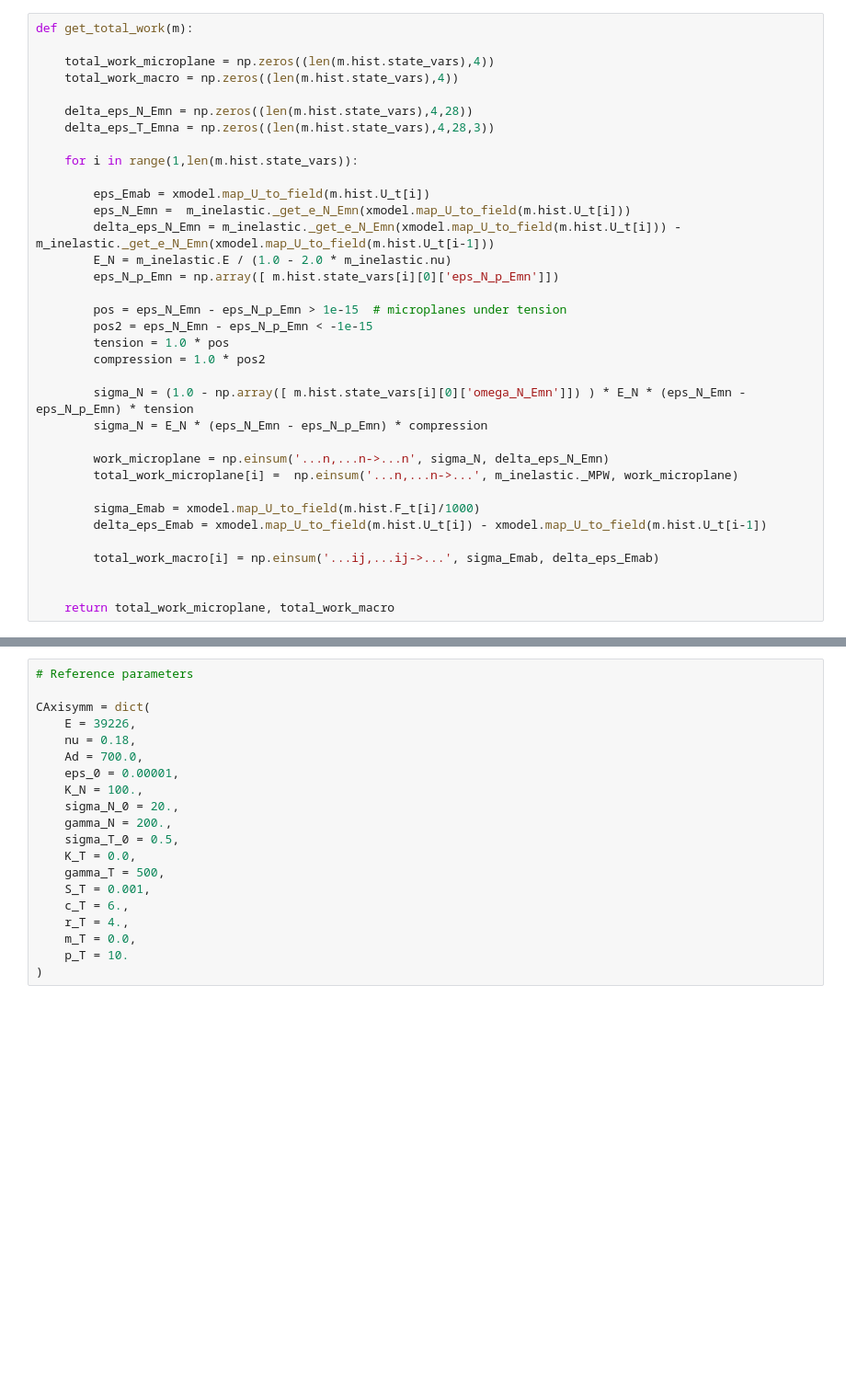
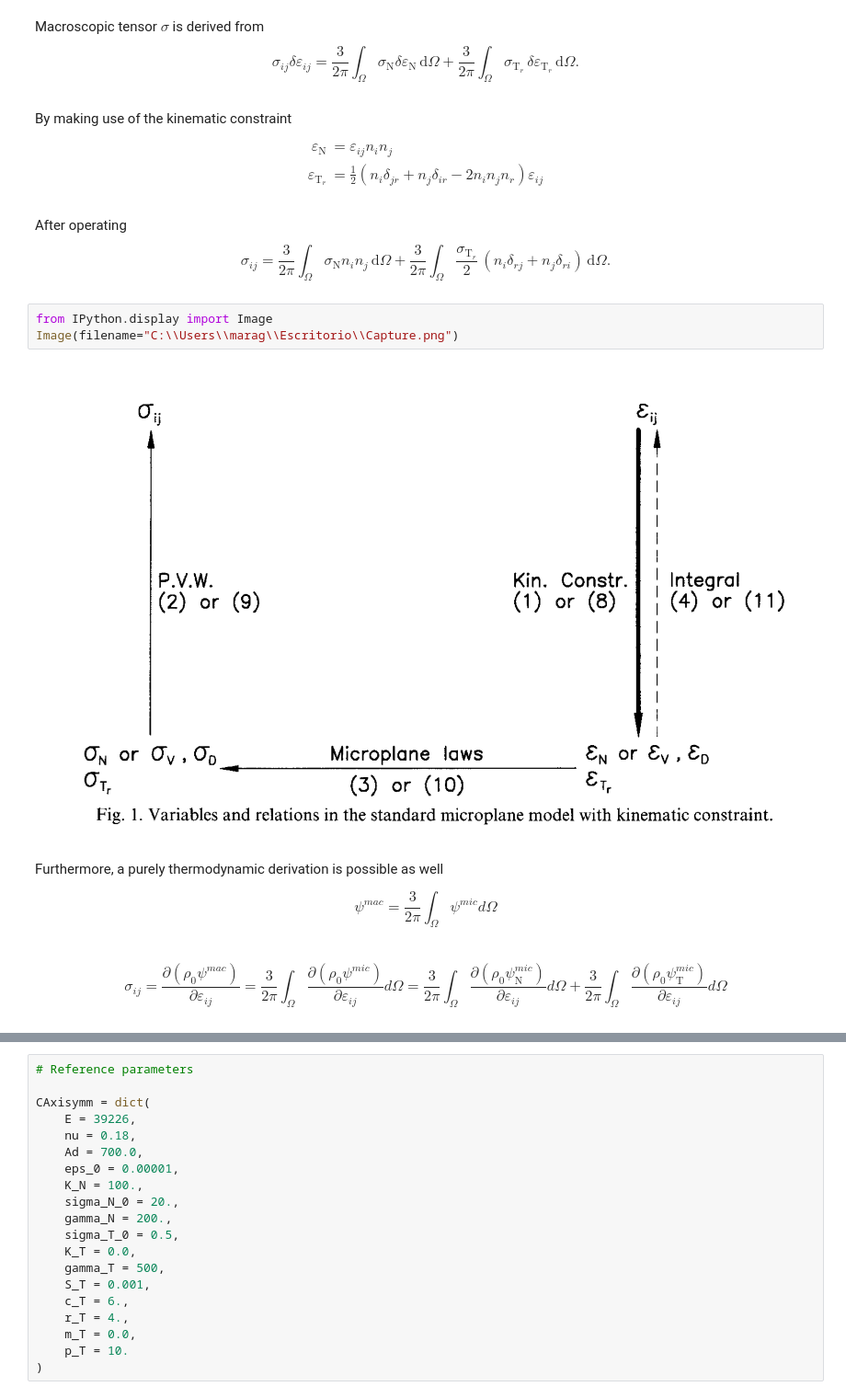
Before and after one commit to bmcs-group/bmcs_expsim, a Jupyter notebook: notebooks/ptst/journal_paper/preparatory_studies/PVW_EEQ_Comparison.ipynb, the cells around one changed output, grey strips where cells are left out. Shown at 92% size. Drawn from its saved outputs; the diff is of its cells as text; blank space fills up the shorter version.

```diff
--- a/notebooks/ptst/journal_paper/preparatory_studies/PVW_EEQ_Comparison.ipynb
+++ b/notebooks/ptst/journal_paper/preparatory_studies/PVW_EEQ_Comparison.ipynb
@@ -31,35 +32,40 @@ import copy
-# %%
-def get_total_work(m):
-
-    total_work_microplane = np.zeros((len(m.hist.state_vars),4))
-    total_work_macro = np.zeros((len(m.hist.state_vars),4))
-
-    delta_eps_N_Emn = np.zeros((len(m.hist.state_vars),4,28))
-    delta_eps_T_Emna = np.zeros((len(m.hist.state_vars),4,28,3))
-
-    for i in range(1,len(m.hist.state_vars)):
-
-        eps_Emab = xmodel.map_U_to_field(m.hist.U_t[i])
-        eps_N_Emn =  m_inelastic._get_e_N_Emn(xmodel.map_U_to_field(m.hist.U_t[i]))
-        delta_eps_N_Emn = m_inelastic._get_e_N_Emn(xmodel.map_U_to_field(m.hist.U_t[i])) - m_inelastic._get_e_N_Emn(xmodel.map_U_to_field(m.hist.U_t[i-1]))
-        E_N = m_inelastic.E / (1.0 - 2.0 * m_inelastic.nu)
-        eps_N_p_Emn = np.array([ m.hist.state_vars[i][0]['eps_N_p_Emn']])
-
-        pos = eps_N_Emn - eps_N_p_Emn > 1e-15  # microplanes under tension
-        pos2 = eps_N_Emn - eps_N_p_Emn < -1e-15
-        tension = 1.0 * pos
-        compression = 1.0 * pos2
-
-        sigma_N = (1.0 - np.array([ m.hist.state_vars[i][0]['omega_N_Emn']]) ) * E_N * (eps_N_Emn - eps_N_p_Emn) * tension
-        sigma_N = E_N * (eps_N_Emn - eps_N_p_Emn) * compression
-
-        work_microplane = np.einsum('...n,...n->...n', sigma_N, delta_eps_N_Emn)
-        total_work_microplane[i] =  np.einsum('...n,...n->...', m_inelastic._MPW, work_microplane)
-
-        sigma_Emab = xmodel.map_U_to_field(m.hist.F_t[i]/1000)
-        delta_eps_Emab = xmodel.map_U_to_field(m.hist.U_t[i]) - xmodel.map_U_to_field(m.hist.U_t[i-1])
-
-        total_work_macro[i] = np.einsum('...ij,...ij->...', sigma_Emab, delta_eps_Emab)
-
-
-    return total_work_microplane, total_work_macro
+# %% [markdown]
+Macroscopic tensor $\sigma$ is derived from
+\begin{equation}
+\sigma_{ij} \delta \varepsilon_{ij} = \frac{3}{2\pi} \int_{\Omega} \sigma_{\mathrm{N}} \delta \varepsilon_{\mathrm{N}} \,\mathrm{d}\Omega + \frac{3}{2\pi} \int_{\Omega} \sigma_{\mathrm{T}_r}  \,
+\delta \varepsilon_{\mathrm{T}_r} \, \mathrm{d}\Omega.
+\label{eq:sigma_ij}
+\end{equation}
+# %% [markdown]
+By making use of the kinematic constraint
+
+\begin{align}
+\label{eq:epsilon_NT}
+\varepsilon_{\mathrm{N}} &= \varepsilon_{ij} n_i n_j \\
+\varepsilon_{\mathrm{T}_r} &= \frac{1}{2}(n_i \delta_{jr} + n_j \delta_{ir} - 2 n_i n_j n_r) \varepsilon_{ij} \nonumber
+\end{align}
+# %% [markdown]
+After operating
+\begin{equation}
+\sigma_{ij} = \frac{3}{2\pi} \int_{\Omega} \sigma_{\mathrm{N}} n_i n_j \,\mathrm{d}\Omega + \frac{3}{2\pi} \int_{\Omega} \frac{\sigma_{\mathrm{T}_r}}{2} \,
+\left(n_i \delta_{rj} + n_j \delta_{ri}\right) \, \mathrm{d}\Omega.
+\label{eq:sigma_ij}
+\end{equation}
+# %%
+from IPython.display import Image
+Image(filename="C:\\Users\\marag\\Escritorio\\Capture.png")
+# %% [output]
+[figure, added]
+# %% [markdown]
+Furthermore, a purely thermodynamic derivation is possible as well
+
+\begin{equation}
+\psi^{mac} = \frac{3}{2\pi} \int_{\Omega} \psi^{mic} d\Omega
+\label{eq:psi_mac_mic}
+\end{equation}
+# %% [markdown]
+
+\begin{equation}
+\sigma_{ij} = \frac{\partial(\rho_0\psi^{mac})}{\partial\varepsilon_{ij}} = \frac{3}{2\pi} \int_{\Omega} \frac{\partial(\rho_0\psi^{mic})}{\partial\varepsilon_{ij}} d\Omega  = \frac{3}{2\pi} \int_{\Omega} \frac{\partial(\rho_0\psi^{mic}_\mathrm{N})}{\partial\varepsilon_{ij}} d\Omega  + \frac{3}{2\pi} \int_{\Omega} \frac{\partial(\rho_0\psi^{mic}_\mathrm{T})}{\partial\varepsilon_{ij}} d\Omega
+\label{eq:sigma_psi_mac}
+\end{equation}
```
Also changed, not shown: parts of 64 cells of this notebook.
